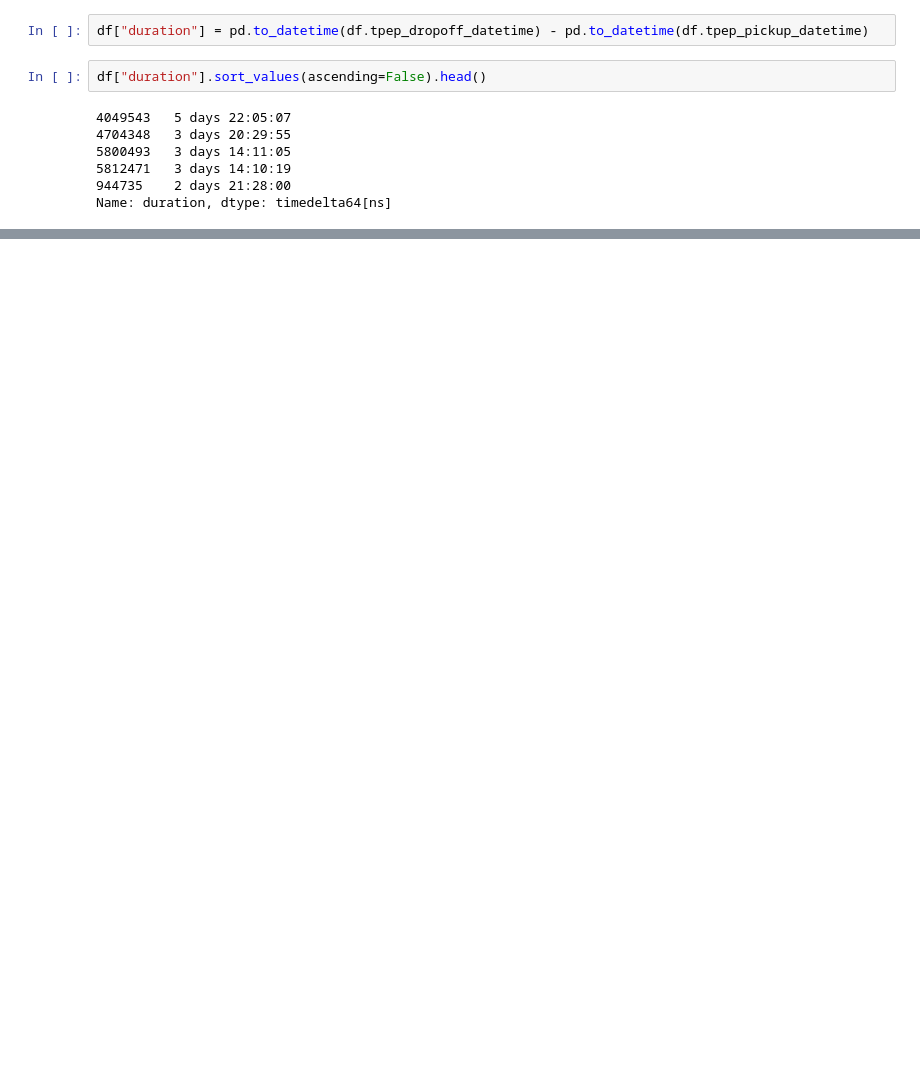
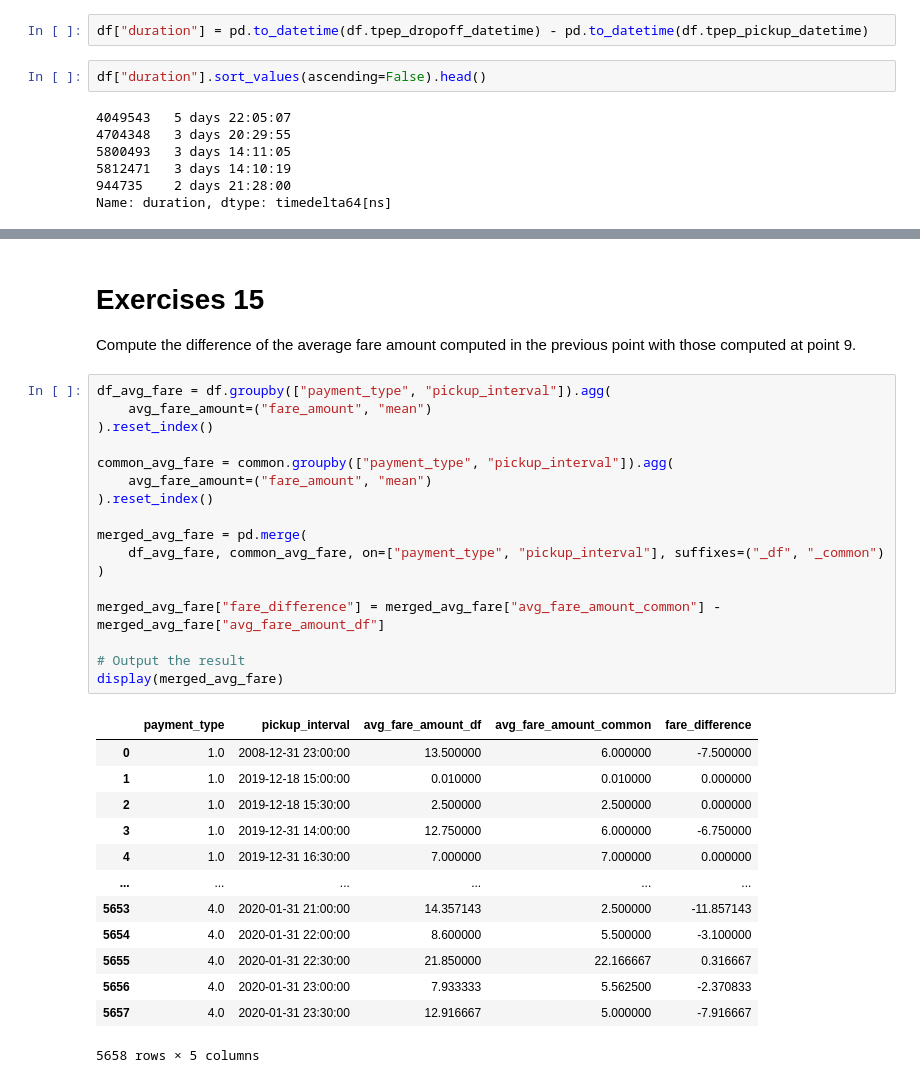
Before and after one commit to rmarconzini/FCS_project, a Jupyter notebook: project.ipynb, the cells around one changed output, grey strips where cells are left out. Drawn from its saved outputs; the diff is of its cells as text; blank space fills up the shorter version.

Commit message:
add solutions for exercises: 6,7,8,9,10,11,12,12,14,15

```diff
--- a/project.ipynb
+++ b/project.ipynb
@@ -98,0 +318,34 @@ Name: duration, dtype: timedelta64[ns]
+# %% [markdown]
+# Exercises 15
+Compute the difference of the average fare amount computed in the previous point with those computed at point 9.
+# %%
+df_avg_fare = df.groupby(["payment_type", "pickup_interval"]).agg(
+    avg_fare_amount=("fare_amount", "mean")
+).reset_index()
+
+common_avg_fare = common.groupby(["payment_type", "pickup_interval"]).agg(
+    avg_fare_amount=("fare_amount", "mean")
+).reset_index()
+
+merged_avg_fare = pd.merge(
+    df_avg_fare, common_avg_fare, on=["payment_type", "pickup_interval"], suffixes=("_df", "_common")
+)
+
+merged_avg_fare["fare_difference"] = merged_avg_fare["avg_fare_amount_common"] - merged_avg_fare["avg_fare_amount_df"]
+
+# Output the result
+display(merged_avg_fare)
+# %% [output]
+|  | payment_type | pickup_interval | avg_fare_amount_df | avg_fare_amount_common | fare_difference |
+| 0 | 1.0 | 2008-12-31 23:00:00 | 13.500000 | 6.000000 | -7.500000 |
+| 1 | 1.0 | 2019-12-18 15:00:00 | 0.010000 | 0.010000 | 0.000000 |
+| 2 | 1.0 | 2019-12-18 15:30:00 | 2.500000 | 2.500000 | 0.000000 |
+| 3 | 1.0 | 2019-12-31 14:00:00 | 12.750000 | 6.000000 | -6.750000 |
+| 4 | 1.0 | 2019-12-31 16:30:00 | 7.000000 | 7.000000 | 0.000000 |
+| ... | ... | ... | ... | ... | ... |
+| 5653 | 4.0 | 2020-01-31 21:00:00 | 14.357143 | 2.500000 | -11.857143 |
+| 5654 | 4.0 | 2020-01-31 22:00:00 | 8.600000 | 5.500000 | -3.100000 |
+| 5655 | 4.0 | 2020-01-31 22:30:00 | 21.850000 | 22.166667 | 0.316667 |
+| 5656 | 4.0 | 2020-01-31 23:00:00 | 7.933333 | 5.562500 | -2.370833 |
+| 5657 | 4.0 | 2020-01-31 23:30:00 | 12.916667 | 5.000000 | -7.916667 |
+5658 rows × 5 columns
```
Also changed, not shown: parts of 22 cells of this notebook.
